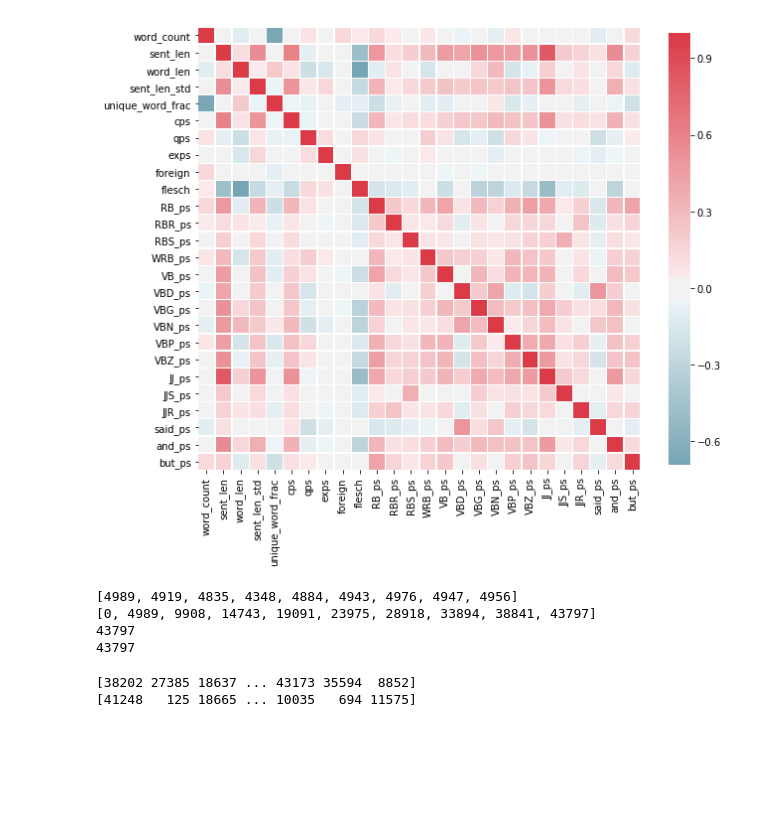
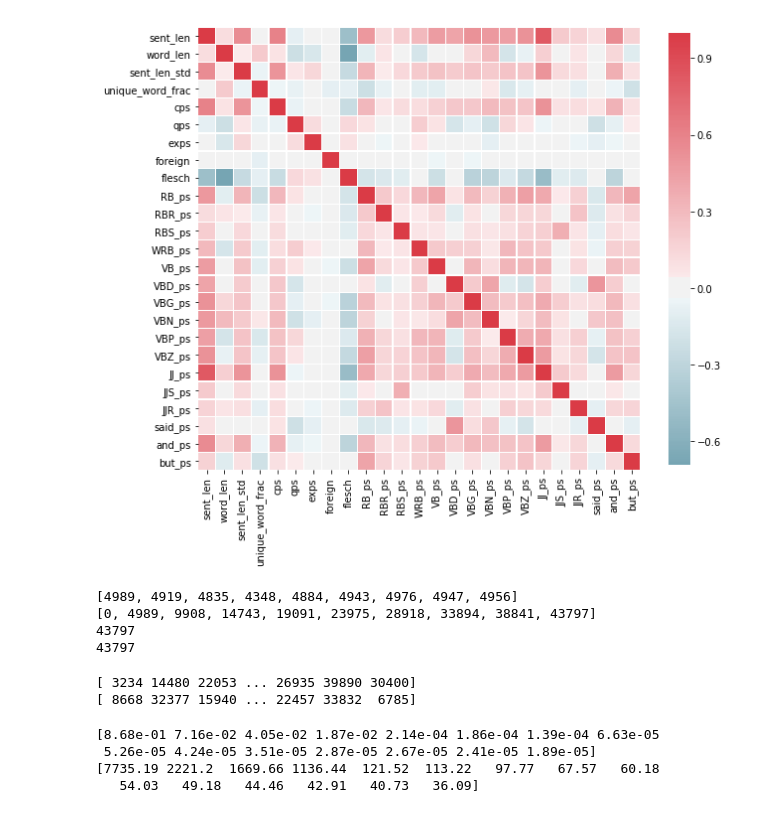
Before and after one commit to jwymbs23/insight, a Jupyter notebook: classify.ipynb, the cells around one changed output. Cells and saved outputs as stored; diff of their text form; code cells hidden in the pictures; blank space fills up the shorter version.

```diff
--- a/classify.ipynb
+++ b/classify.ipynb
@@ -14,7 +14,8 @@ f_list = glob.glob('*_data_df.p')
 df_list = []
 for fname in f_list:
     if 'jupyter' not in fname:
-        df_list.append(pickle.load(open( fname, 'rb' )))
+        if 'guard' in fname:
+            df_list.append(pickle.load(open( fname, 'rb' )))
 #print(df_list[5])
 # %%
 full_feature_df= pd.concat(df_list)
@@ -21,5 +46,5 @@ full_feature_df= pd.concat(df_list)
 # %%
-feat_list = ['word_count', 'sent_len', 'word_len', 'sent_len_std', 'unique_word_frac',
+feat_list = ['sent_len', 'word_len', 'sent_len_std', 'unique_word_frac',
              'cps', 'qps', 'exps', 'foreign', 'flesch',
              'RB_ps', 'RBR_ps', 'RBS_ps', 'WRB_ps', 'VB_ps',
              'VBD_ps', 'VBG_ps', 'VBN_ps', 'VBP_ps', 'VBZ_ps', 'JJ_ps', 'JJS_ps', 'JJR_ps',
@@ -27,34 +52,34 @@ feat_list = ['word_count', 'sent_len', 'word_len', 'sent_len_std', 'unique_word_
 
 #full_feature_df = pd.concat(df_list)
 
 
 
 import matplotlib.ticker as ticker
 corr = full_feature_df[feat_list].corr()
 
 mask = np.zeros_like(corr, dtype=np.bool)
 mask[np.triu_indices_from(mask)] = True
 
 cmap = sns.diverging_palette(220, 10, as_cmap=True)
 plt.figure(figsize=(10,10))
 # Draw the heatmap with the mask and correct aspect ratio
 sns.heatmap(corr,cmap=cmap, center=0,
             square=True, linewidths=.3, cbar_kws={"shrink": .8})
 
 
 
 
 full_feature_df[feat_list].head()
 
 min_word_count = 0
 
 feature_array = full_feature_df.loc[(full_feature_df['word_count'] > min_word_count)][feat_list].values
 label_array =   full_feature_df.loc[(full_feature_df['word_count'] > min_word_count)]['label'].values
 #print(full_feature_df[feat_list][(full_feature_df >= 0).all(1)].head())
 
 article_counts = full_feature_df.groupby('label')['label'].count().tolist()
 # %% [output]
-[figure, old version]
+[figure, new version]
 # %%
 #combine features
 #X = [[i, j, k, l, m, n, o] for i, j, k, l, m, n, o in zip(
@@ -109,5 +134,20 @@ print(idx_test)
 #text_list = nyt_sent + breit_sent + wapo_sent +guard_sent
 #print(len(text_list))
 # %% [output]
-[38202 27385 18637 ... 43173 35594  8852]
-[41248   125 18665 ... 10035   694 11575]
+[ 3234 14480 22053 ... 26935 39890 30400]
+[ 8668 32377 15940 ... 22457 33832  6785]
+# %%
+#pca
+
+from sklearn.decomposition import PCA
+pca = PCA(n_components=15)
+pca.fit(X)
+
+print(pca.explained_variance_ratio_)
+
+print(pca.singular_values_)
+# %% [output]
+[8.68e-01 7.16e-02 4.05e-02 1.87e-02 2.14e-04 1.86e-04 1.39e-04 6.63e-05
+ 5.26e-05 4.24e-05 3.51e-05 2.87e-05 2.67e-05 2.41e-05 1.89e-05]
+[7735.19 2221.2  1669.66 1136.44  121.52  113.22   97.77   67.57   60.18
+   54.03   49.18   44.46   42.91   40.73   36.09]
```
Also changed, not shown: parts of 7 cells of this notebook, 1 other file.
